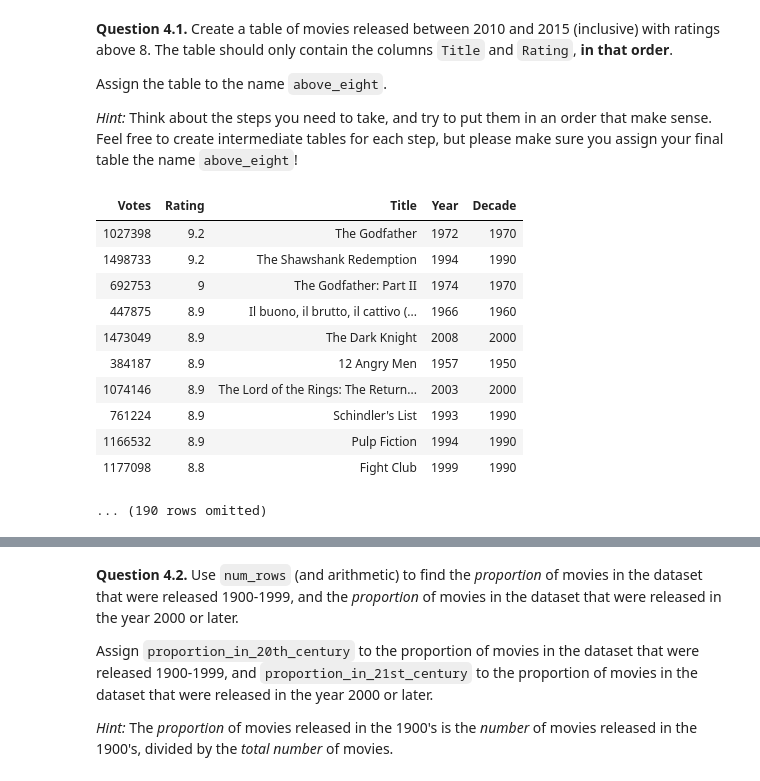
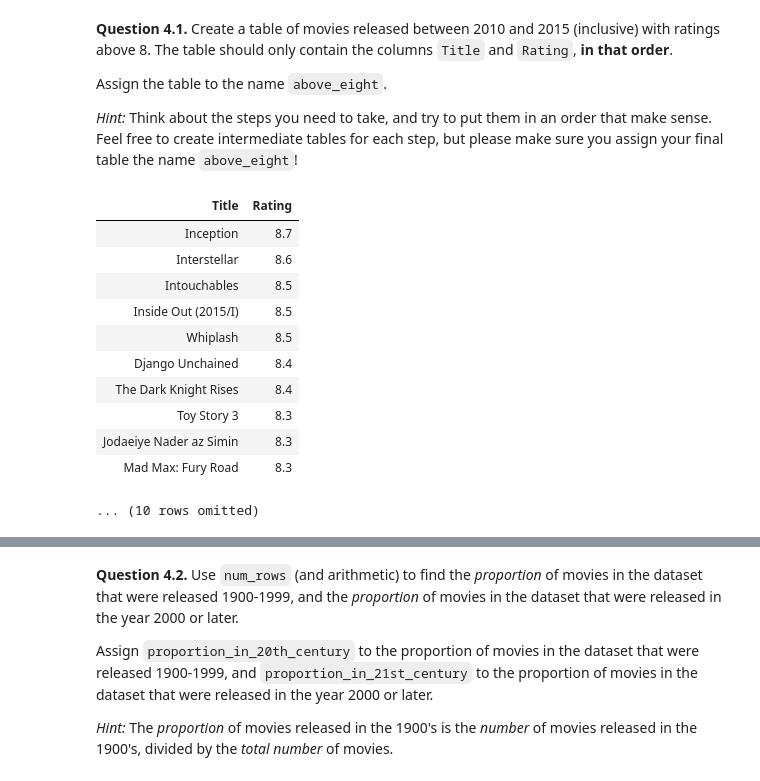
Before and after one commit to Jadenwill075/Intro-to-Data-Analytics, a Jupyter notebook: lab02/lab02.ipynb, the cells around one changed output, grey strips where cells are left out. Cells and saved outputs as stored; diff of their text form; code cells hidden in the pictures.

```diff
--- a/lab02/lab02.ipynb
+++ b/lab02/lab02.ipynb
@@ -497,23 +497,23 @@ Assign the table to the name `above_eight`.
 
 *Hint:* Think about the steps you need to take, and try to put them in an order that make sense. Feel free to create intermediate tables for each step, but please make sure you assign your final table the name `above_eight`!
 # %%
-first_step = imdb.drop("votes","year","decade")
-next_step = imdb.select("Title","Decade")
-above_eight= imdb.where("Rating",are.above(8)).sort('Rating', descending=True)
+first_step = imdb.where('Year', are.between(2010, 2016))
+next_step = first_step.select("Title", "Rating")
+above_eight = next_step.where("Rating",are.above(8)).sort('Rating', descending=True)
 above_eight
 # %% [output]
-| Votes | Rating | Title | Year | Decade |
-| 1027398 | 9.2 | The Godfather | 1972 | 1970 |
-| 1498733 | 9.2 | The Shawshank Redemption | 1994 | 1990 |
-| 692753 | 9 | The Godfather: Part II | 1974 | 1970 |
-| 447875 | 8.9 | Il buono, il brutto, il cattivo (... | 1966 | 1960 |
-| 1473049 | 8.9 | The Dark Knight | 2008 | 2000 |
-| 384187 | 8.9 | 12 Angry Men | 1957 | 1950 |
-| 1074146 | 8.9 | The Lord of the Rings: The Return... | 2003 | 2000 |
-| 761224 | 8.9 | Schindler's List | 1993 | 1990 |
-| 1166532 | 8.9 | Pulp Fiction | 1994 | 1990 |
-| 1177098 | 8.8 | Fight Club | 1999 | 1990 |
+| Title | Rating |
+| Inception | 8.7 |
+| Interstellar | 8.6 |
+| Intouchables | 8.5 |
+| Inside Out (2015/I) | 8.5 |
+| Whiplash | 8.5 |
+| Django Unchained | 8.4 |
+| The Dark Knight Rises | 8.4 |
+| Toy Story 3 | 8.3 |
+| Jodaeiye Nader az Simin | 8.3 |
+| Mad Max: Fury Road | 8.3 |
-... (190 rows omitted)
+... (10 rows omitted)
 # %%
 grader.check("q41")
 # %% [output]
```
Also changed, not shown: parts of 3 cells of this notebook, 13 other files.
